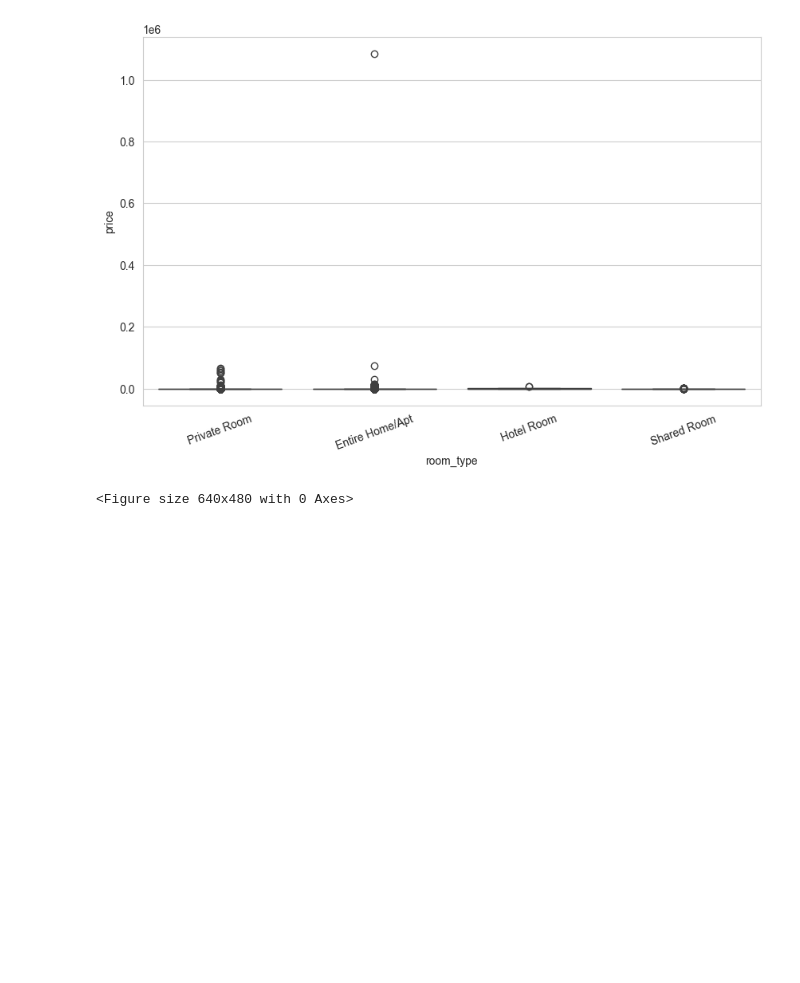
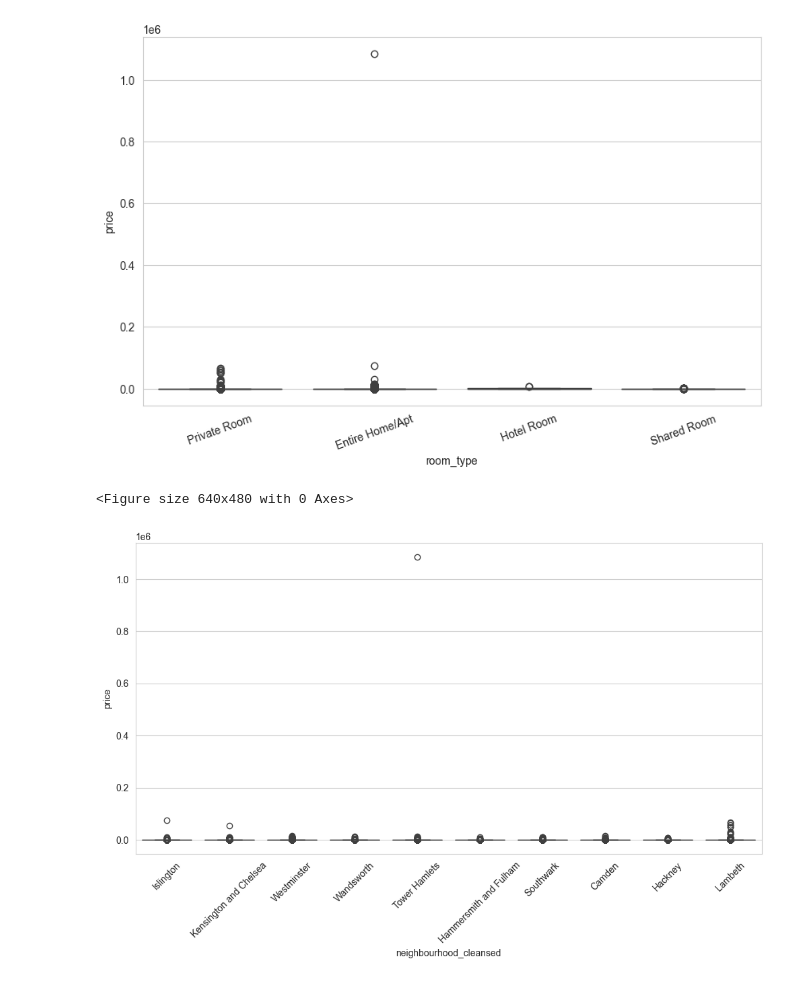
Before and after one commit to FathimaNafra/airbnb-data-engineering-project, a Jupyter notebook: notebooks/eda.ipynb, the cells around one changed output. Drawn from its saved outputs; the diff is of its cells as text; code cells hidden in the pictures; blank space fills up the shorter version.

Commit message:
Analyze pricing by neighbourhood

```diff
--- a/notebooks/eda.ipynb
+++ b/notebooks/eda.ipynb
@@ -82,3 +82,31 @@ plt.savefig(
 )
 # %% [output]
 <Figure size 640x480 with 0 Axes>
+# %%
+#Price by Neighbourhood
+
+top_neighbourhoods = (
+    master["neighbourhood_cleansed"]
+    .value_counts()
+    .head(10)
+    .index
+)
+
+subset = master[
+    master["neighbourhood_cleansed"]
+    .isin(top_neighbourhoods)
+]
+
+plt.figure(figsize=(12,6))
+
+sns.boxplot(
+    data=subset,
+    x="neighbourhood_cleansed",
+    y="price"
+)
+
+plt.xticks(rotation=45)
+
+plt.show()
+# %% [output]
+[figure, added]
```
